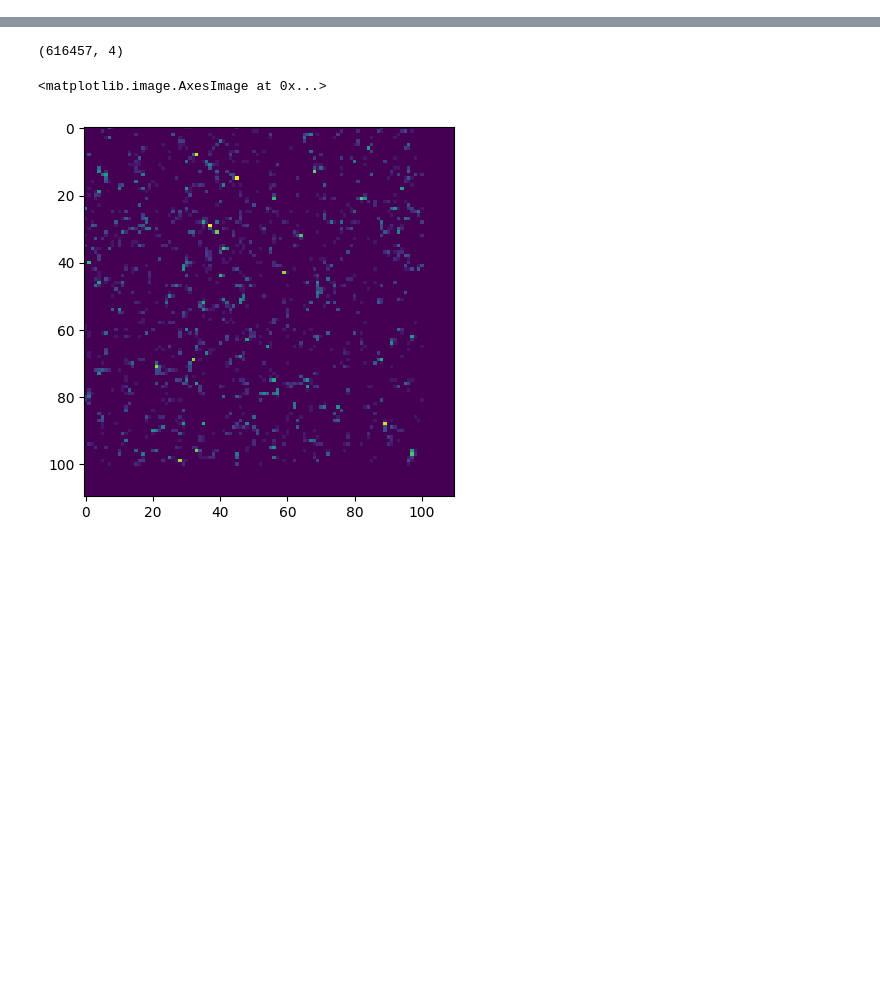
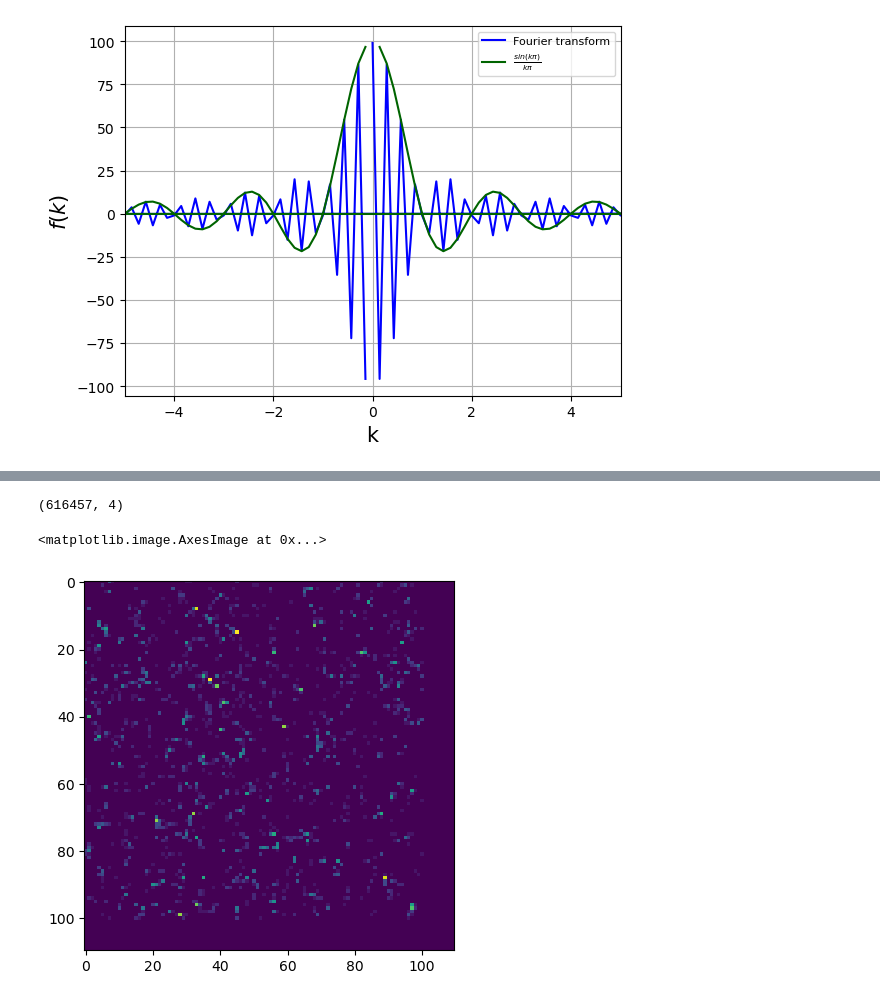
Before and after one commit to xlxnsxzpxtx/Metodos_cosmo, a Jupyter notebook: Practica_3/Practica_3.ipynb, the cells around one changed output, grey strips where cells are left out. Drawn from its saved outputs; the diff is of its cells as text; code cells hidden in the pictures; blank space fills up the shorter version.

```diff
--- a/Practica_3/Practica_3.ipynb
+++ b/Practica_3/Practica_3.ipynb
@@ -5,0 +33,14 @@ import itertools
+# %%
+
+f_k = 100*np.sin(k*np.pi)/(k*np.pi)
+
+# the plot for the Fourier transform is
+plt.plot(k,Trans_f, color='blue',label ='Fourier transform')
+plt.plot(k,f_k, color='darkgreen',label ='$\\frac{sin(k \pi )}{k \pi } $')
+plt.xlim(-5,5)
+plt.legend(fontsize=8)
+plt.xlabel('k', size=15)
+plt.ylabel('$f(k)$', size=15)
+plt.grid()
+# %% [output]
+[figure, added]
```
Also changed, not shown: parts of 16 cells of this notebook, 4 other files.
